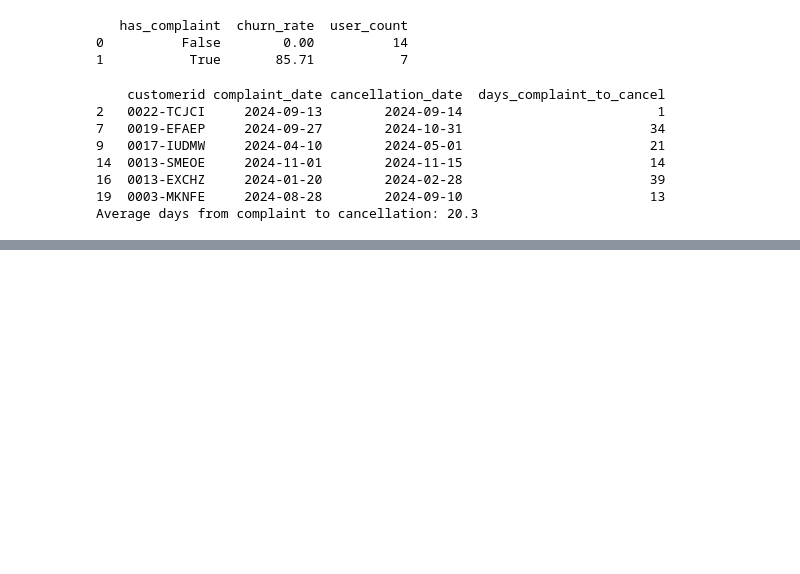
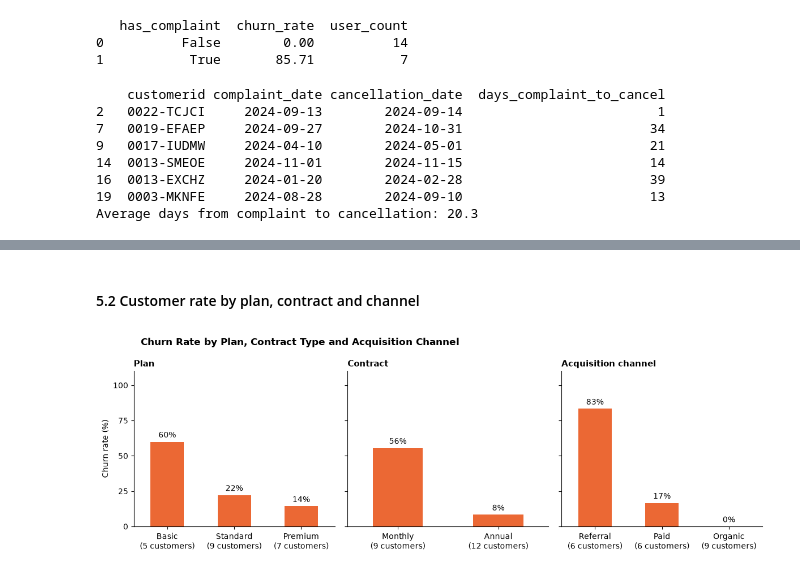
Before and after one commit to SBundhunDev/Customer_Churn_Analysis, a Jupyter notebook: Notebook/OTT_Customer_Churn_Analysis.ipynb, the cells around one changed output, grey strips where cells are left out. Cells and saved outputs as stored; diff of their text form; code cells hidden in the pictures; blank space fills up the shorter version.

```diff
--- a/Notebook/OTT_Customer_Churn_Analysis.ipynb
+++ b/Notebook/OTT_Customer_Churn_Analysis.ipynb
@@ -1076,0 +1171,49 @@ Average days from complaint to cancellation: 20.3
+# %% [markdown]
+#### 5.2 Customer rate by plan, contract and channel
+# %%
+# Column Charts(Seaborn)
+
+#This is a list of three recipes, one per chart. Each recipe holds three things:
+# - The column to group by, for example 'plan_type'.
+# - The order of the bars, left to right. Without it, seaborn would use the order the values happen to appear in the data.
+# - The title for that small chart.
+segments = [
+    ('plan_type',['Basic', 'Standard', 'Premium'], 'Plan'),
+    ('contract_type',['Monthly', 'Annual'],'Contract'),
+    ('subscription_type', ['Referral', 'Paid', 'Organic'],'Acquisition channel'),
+]
+
+
+
+fig, axes = plt.subplots(1, 3, figsize=(12, 4), sharey=True)   # 3 charts side by side, same y-axis
+
+for ax, (column, order, panel_title) in zip(axes, segments):
+
+    # Seaborn works out the average of churn_pct for each category: that is the churn rate
+    sns.barplot(data=df_visual, x=column, y='churn_pct', order=order,
+                color=COLOR_CHURNED, errorbar=None, width=0.5, saturation=1, ax=ax)
+
+    ax.bar_label(ax.containers[0], fmt='%.0f%%', padding=3)        # churn rate on top of each bar
+
+    # Show how many customers are behind each bar
+    counts = df_visual[column].value_counts()
+    ax.set_xticks(range(len(order)), labels=[f'{name}\n({counts[name]} customers)' for name in order])
+
+    ax.set_title(panel_title, fontsize=11)
+    ax.set_xlabel('')
+    ax.set_ylabel('Churn rate (%)')
+    ax.set_ylim(0, 110)
+    ax.set_yticks([0, 25, 50, 75, 100])
+
+fig.suptitle('Churn Rate by Plan, Contract Type and Acquisition Channel', x=0.07, ha='left', fontweight='bold')
+plt.tight_layout()
+plt.savefig('../images/churn_by_segment.png', dpi=150, bbox_inches='tight') # saving result to images folder
+plt.show()
+
+# Insight:
+# - Acquisition channel shows the widest gap: Referral 83% (5 of 6), Paid 17%, Organic 0%.
+# - Monthly contracts churn at 56% against 8% for Annual.
+# - Churn falls as the plan tier rises: Basic 60%, Standard 22%, Premium 14%.
+# - The same five customers are both Referral and Monthly, so these two effects overlap.
+# %% [output]
+[figure, added]
```
Also changed, not shown: parts of 17 cells of this notebook, 8 other files.
